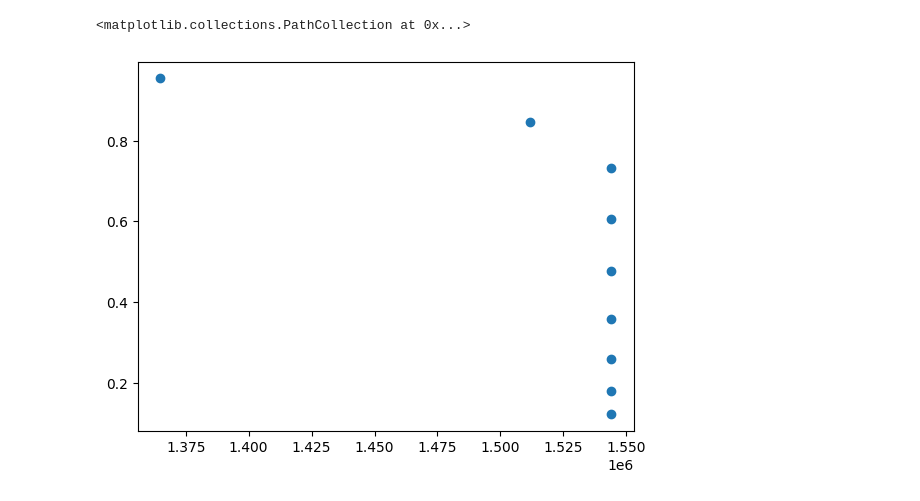
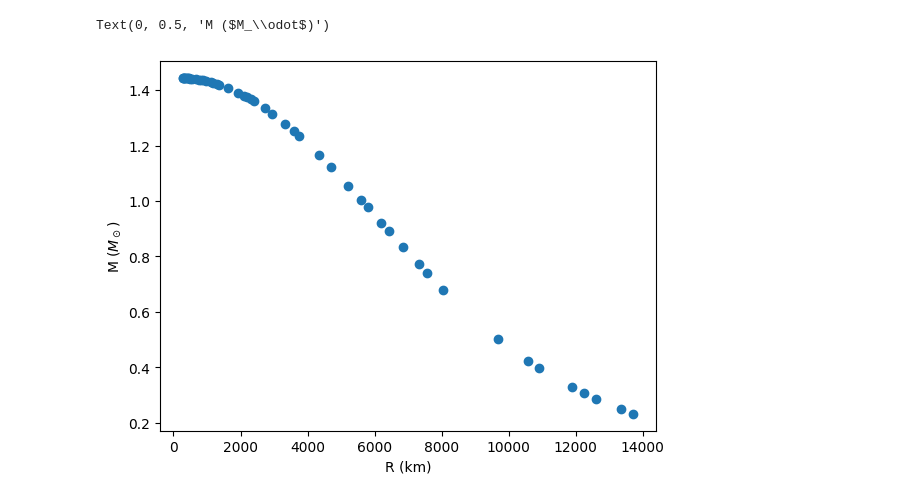
Before and after one commit to yttcari/FYP, a Jupyter notebook: main.ipynb, the cells around one changed output. Cells and saved outputs as stored; diff of their text form; code cells hidden in the pictures.

```diff
--- a/main.ipynb
+++ b/main.ipynb
@@ -12,29 +9,27 @@ The autoreload extension is already loaded. To reload it, use:
 # %%
-M_SOLAR = 6.95e33
+M_SOLAR = 1.98e33
+Ye = 0.5
+GAMMA = 4/3
 # %%
-rhoc_scaled = 1e6
-Ye = 1
+rhoc_scaled = 1e5
 
-wd1 = WhiteDwarf(Ye=Ye, rhoc_scaled=rhoc_scaled)
-
+wd1 = WhiteDwarf(Ye=Ye, rhoc_scaled=rhoc_scaled, gamma=GAMMA)
 # Initial conditions
 r = 1e-10
-state = np.array([rhoc_scaled, 0]) # [density, mass]
+state = np.array([rhoc_scaled, 0, 0]) # [rho, drho/dr, m]
 dr = 0.001
 
 R_history = []
 M_history = []
 rho_history = []
 
-while state[0] > 0 and r < 2.0:
+while state[0] > 0:
     R_history.append(r)
     rho_history.append(state[0])
-    M_history.append(state[1])
+    M_history.append(- r ** 2 * state[0] ** (wd1.GAMMA - 2) * state[1])
 
     state = rk4(wd1.get_derivative, dr=dr, rb=r, state=state)
-
     r += dr
 
 R_history = np.array(R_history)
-M_history = np.array(M_history)
 rho_history = np.array(rho_history)
@@ -44,28 +41,30 @@ The autoreload extension is already loaded. To reload it, use:
 # %%
 M = []
 R = []
 
-rhoc_scaled = np.logspace(-1, 1, 10)
+rhoc_scaled = np.logspace(-1, 6, 100)
 for rhoc in tqdm(rhoc_scaled):
 
     wd1 = WhiteDwarf(Ye=Ye, rhoc_scaled=rhoc_scaled)
 
     # Initial conditions
     r = 1e-10
-    state = np.array([rhoc, 0]) # [density, mass]
+    state = np.array([rhoc, 0, 0]) # [density, mass, pressure]
 
-    while state[0] > 0 and r < 2.0:
+    while state[0] > 0:
         state = rk4(wd1.get_derivative, dr=dr, rb=r, state=state)
 
         r += dr
 
     R.append(r)
     M.append(state[1])
 
 R = np.array(R)
 M = np.array(M)
 
-plt.scatter(R * wd1.R0 / 1000, M * wd1.M0 / M_SOLAR)
+plt.scatter(R * wd1.R0 / (1000 * 100), M * wd1.M0 / M_SOLAR)
+plt.xlabel("R (km)")
+plt.ylabel(r"M ($M_\odot$)")
 # %% [output]
-<matplotlib.collections.PathCollection at 0x...>
+Text(0, 0.5, 'M ($M_\\odot$)')
-[figure, old version]
+[figure, new version]
```
Also changed, not shown: parts of 3 cells of this notebook, 1 other file.
